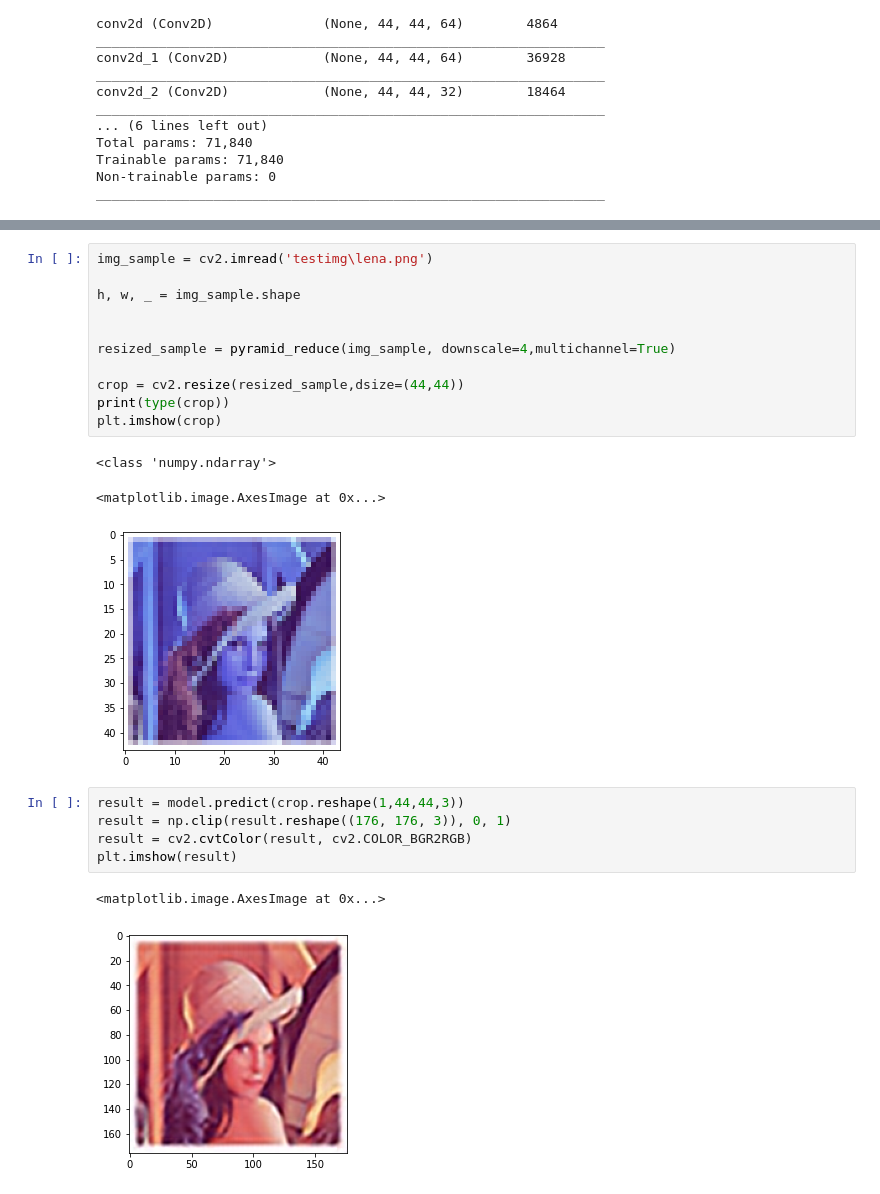
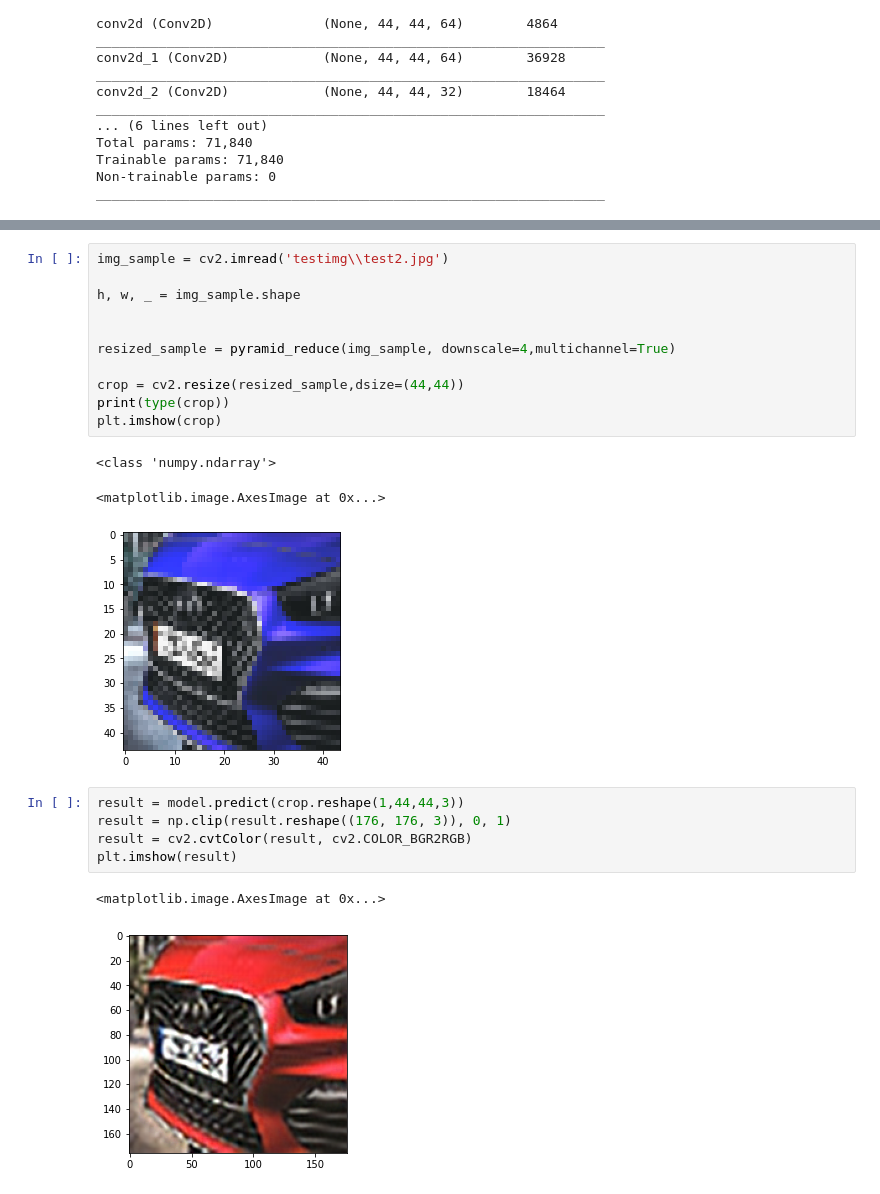
Before and after one commit to qkrtndh/super_resolution, a Jupyter notebook: excute.ipynb, the cells around one changed output, grey strips where cells are left out. Drawn from its saved outputs; the diff is of its cells as text.

```diff
--- a/excute.ipynb
+++ b/excute.ipynb
@@ -40,18 +42,18 @@ testing = np.load('test_result/testing.npy')
 # %%
-img_sample = cv2.imread('testimg\lena.png')
+img_sample = cv2.imread('testimg\\test2.jpg')
 
 h, w, _ = img_sample.shape
 
 
 resized_sample = pyramid_reduce(img_sample, downscale=4,multichannel=True)
 
 crop = cv2.resize(resized_sample,dsize=(44,44))
 print(type(crop))
 plt.imshow(crop)
 # %% [output]
 <class 'numpy.ndarray'>
 <matplotlib.image.AxesImage at 0x...>
-[figure, old version]
+[figure, new version]
 # %%
 result = model.predict(crop.reshape(1,44,44,3))
 result = np.clip(result.reshape((176, 176, 3)), 0, 1)
@@ -59,4 +61,4 @@ result = cv2.cvtColor(result, cv2.COLOR_BGR2RGB)
 plt.imshow(result)
 # %% [output]
 <matplotlib.image.AxesImage at 0x...>
-[figure, old version]
+[figure, new version]
```
Also changed, not shown: parts of 1 cell of this notebook, 6 other files.
